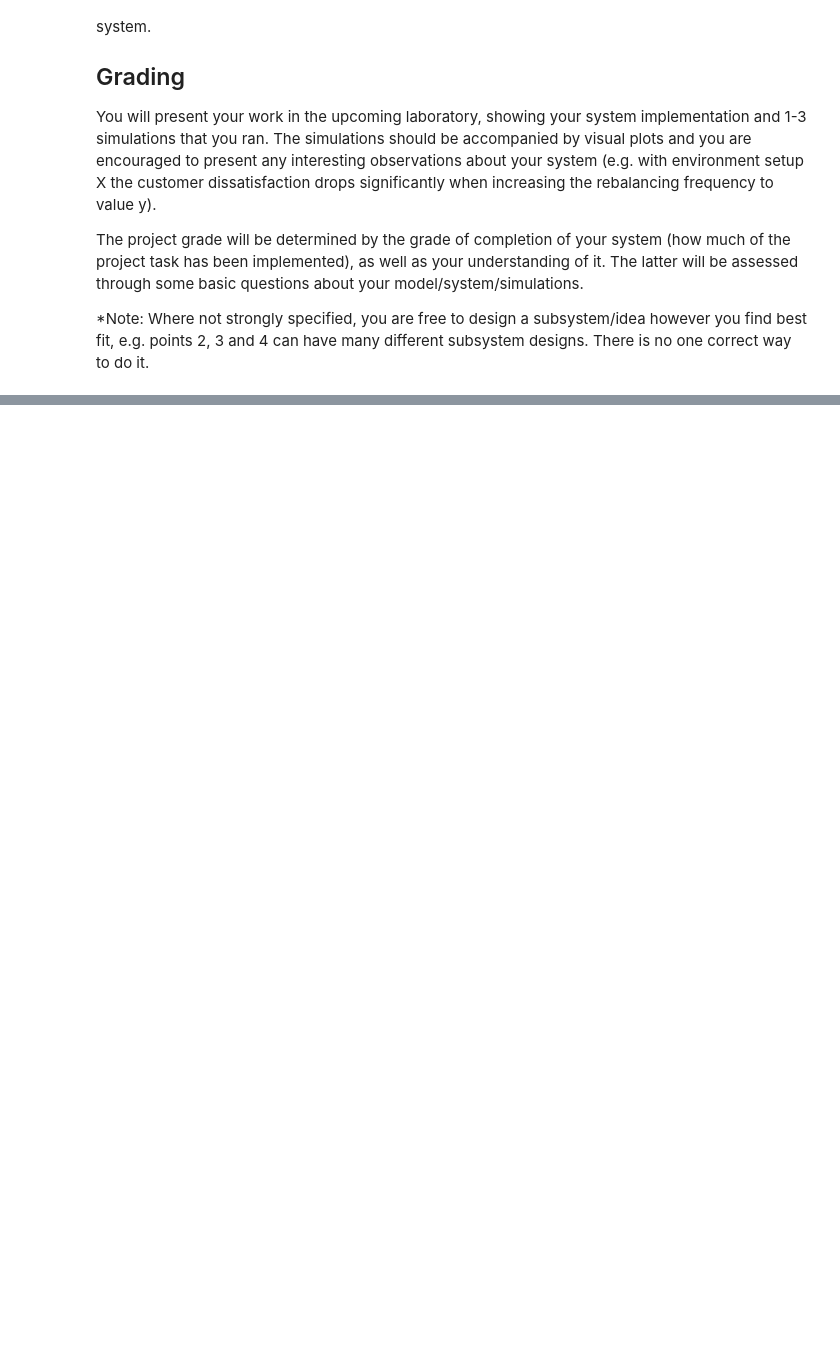
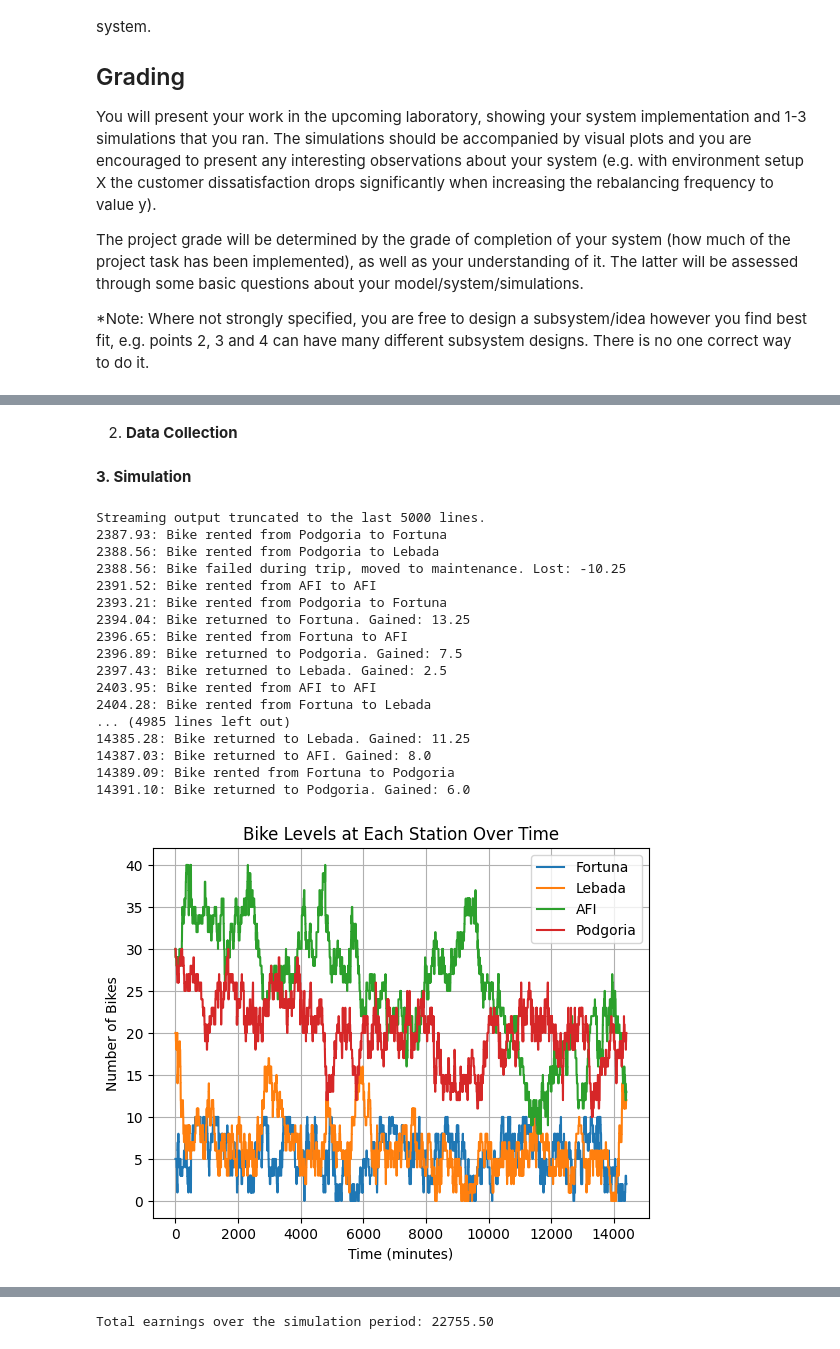
Before and after one commit to sxergiu/fac-year-3, a Jupyter notebook: MS/MS_Lab_4_Project_1.ipynb, the cells around one changed output, grey strips where cells are left out. Drawn from its saved outputs; the diff is of its cells as text; code cells hidden in the pictures; blank space fills up the shorter version.

```diff
--- a/MS/MS_Lab_4_Project_1.ipynb
+++ b/MS/MS_Lab_4_Project_1.ipynb
@@ -190,0 +514,26 @@ The project grade will be determined by the grade of completion of your system (
+# %% [markdown]
+2. **Data Collection**
+# %%
+# Monitoring
+
+trip_log = {station.name: [] for station in stations}
+maintenance_log = {station.name: [] for station in stations}
+customer_satisfaction_log = []
+
+def monitor_trips(env, stations, trip_log):
+    while True:
+        for station in stations:
+            trip_log[station.name].append((env.now, station.bikes.level))
+        yield env.timeout(monitor_bike_levels_interval)
+
+def monitor_maintenance(env, stations, maintenance_log):
+    while True:
+        for station in stations:
+                maintenance_log[station.name].append((env.now, station.broken_bikes))
+        yield env.timeout(monitor_maintenance_interval)
+
+def monitor_customer_satisfaction(env, customer_satisfaction, customer_satisfaction_log):
+    while True:
+        customer_satisfaction_log.append((env.now, customer_satisfaction['unhappy_rentals']
+                                          , customer_satisfaction['unhappy_returns']))
+        yield env.timeout(monitor_customer_satisfaction_interval)
@@ -190,0 +577,41 @@ The project grade will be determined by the grade of completion of your system (
+# %% [markdown]
+**3. Simulation**
+# %%
+def run_simulation(duration):
+
+    env.process(process_adjust_time_slot(env, time_slots, current_slot))
+    env.process(process_bike_maintenance(env, stations))
+    env.process(process_rebalance_bikes(env, stations))
+    env.process(process_trip_generator(env, stations, customer_satisfaction))
+
+    env.process(monitor_trips(env, stations, trip_log))
+    env.process(monitor_maintenance(env, stations, maintenance_log))
+    env.process(monitor_customer_satisfaction(env, customer_satisfaction, customer_satisfaction_log))
+
+    env.run(until=duration)
+
+    plot_trips()
+    plot_maintenance()
+    plot_customer_satisfaction()
+
+    print(f"\nTotal earnings over the simulation period: {total_earnings:.2f}")
+run_simulation(simulation_duration)
+# %% [output]
+Streaming output truncated to the last 5000 lines.
+2387.93: Bike rented from Podgoria to Fortuna
+2388.56: Bike rented from Podgoria to Lebada
+2388.56: Bike failed during trip, moved to maintenance. Lost: -10.25
+2391.52: Bike rented from AFI to AFI
+2393.21: Bike rented from Podgoria to Fortuna
+2394.04: Bike returned to Fortuna. Gained: 13.25
+2396.65: Bike rented from Fortuna to AFI
+2396.89: Bike returned to Podgoria. Gained: 7.5
+2397.43: Bike returned to Lebada. Gained: 2.5
+2403.95: Bike rented from AFI to AFI
+2404.28: Bike rented from Fortuna to Lebada
+... (4985 lines left out)
+14385.28: Bike returned to Lebada. Gained: 11.25
+14387.03: Bike returned to AFI. Gained: 8.0
+14389.09: Bike rented from Fortuna to Podgoria
+14391.10: Bike returned to Podgoria. Gained: 6.0
+[figure, added]
@@ -190,0 +620 @@ The project grade will be determined by the grade of completion of your system (
+Total earnings over the simulation period: 22755.50
```
Also changed, not shown: parts of 14 cells of this notebook.
